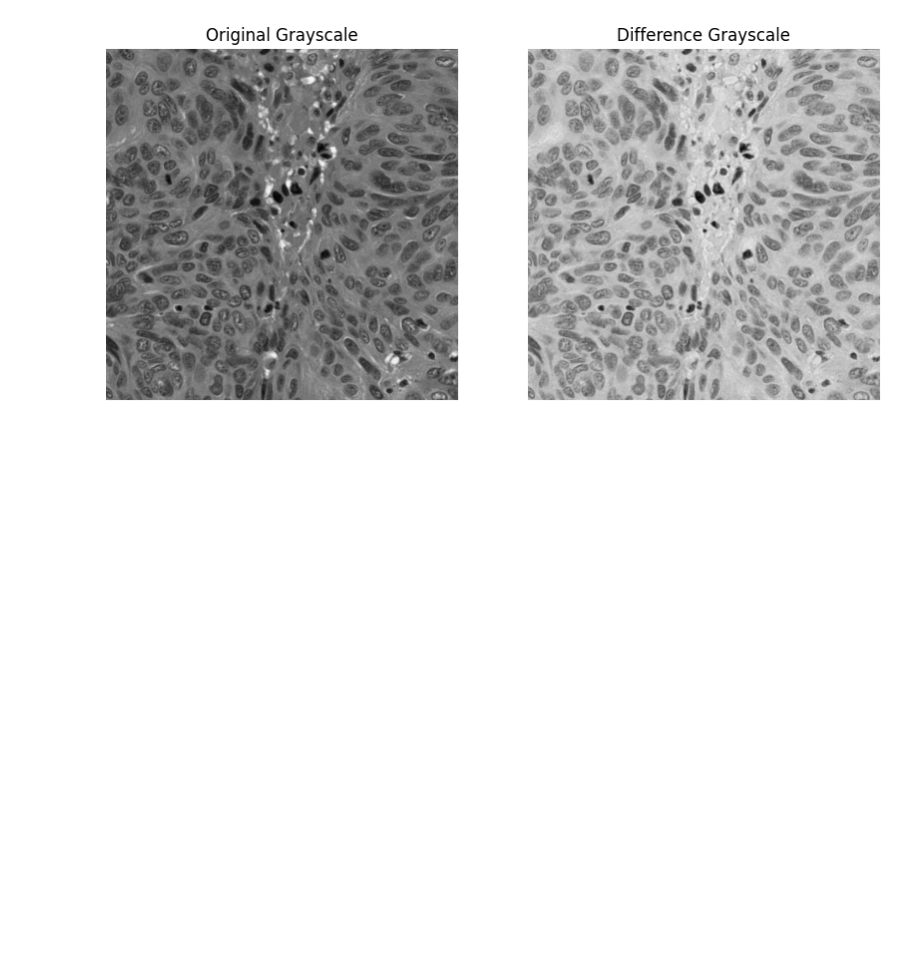
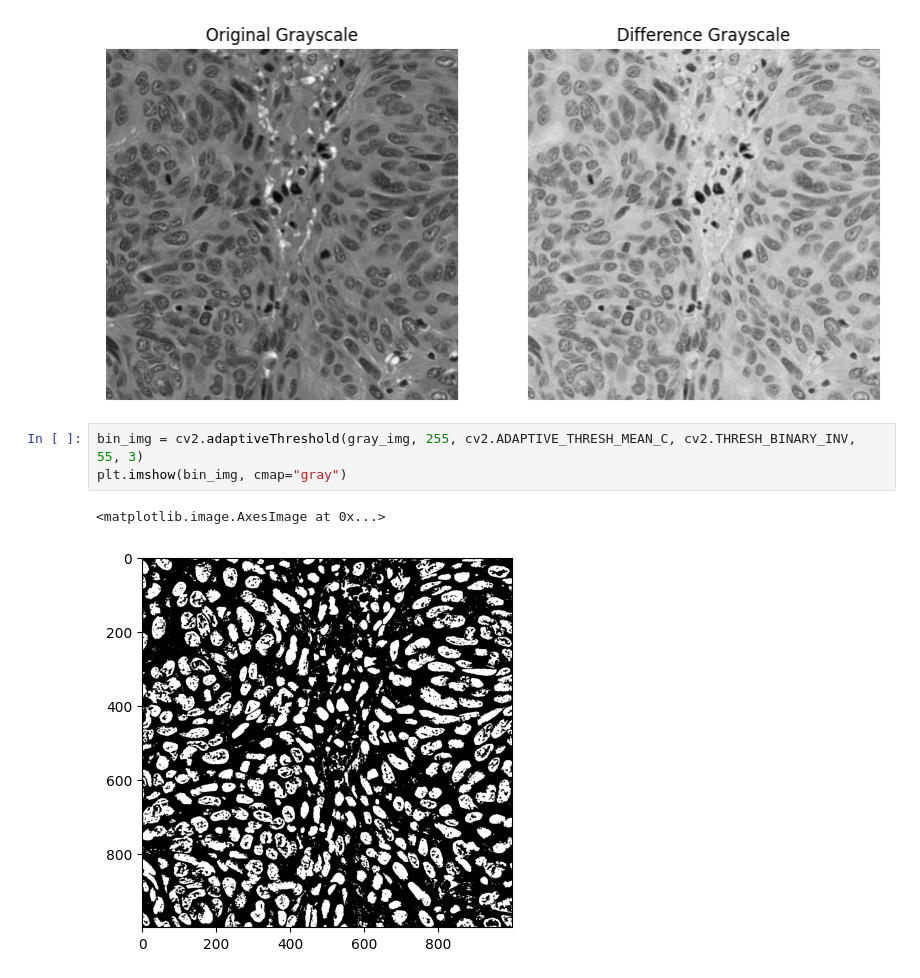
Before and after one commit to vktr274/computer-vision-image-correction-enhancement, a Jupyter notebook: experiment_2.ipynb, the cells around one changed output. Saved outputs shown, nothing was run; the diff lists cells and outputs as text; blank space fills up the shorter version.

Commit message:
Add thresholding

```diff
--- a/experiment_2.ipynb
+++ b/experiment_2.ipynb
@@ -114,3 +114,9 @@ plt.imshow(gray_img, cmap="gray")
 # %% [output]
 <matplotlib.image.AxesImage at 0x...>
 [figure]
+# %%
+bin_img = cv2.adaptiveThreshold(gray_img, 255, cv2.ADAPTIVE_THRESH_MEAN_C, cv2.THRESH_BINARY_INV, 55, 3)
+plt.imshow(bin_img, cmap="gray")
+# %% [output]
+<matplotlib.image.AxesImage at 0x...>
+[figure, added]
```
